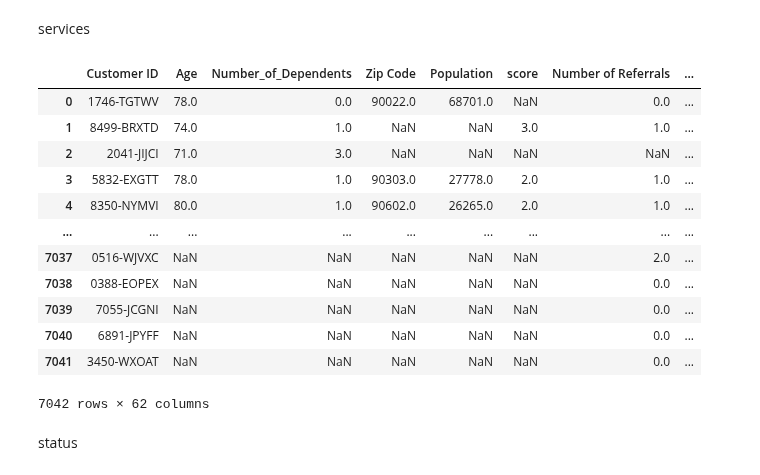
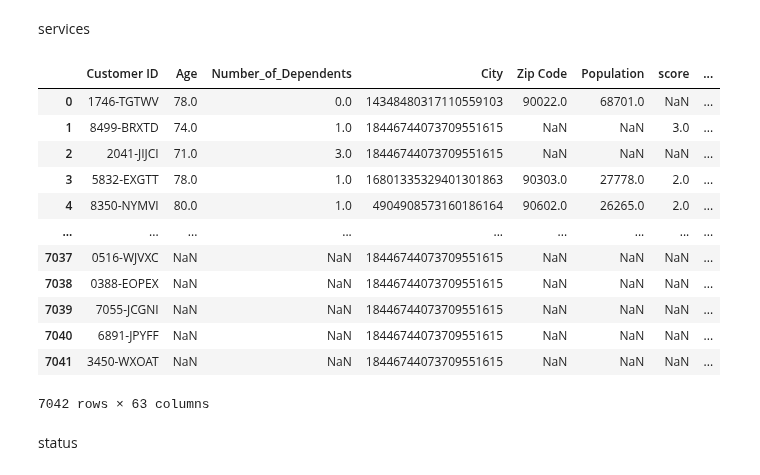
Before and after one commit to SinHanYang/html_final_project, a Jupyter notebook: main.ipynb, the cells around one changed output. Saved outputs shown, nothing was run; the diff lists cells and outputs as text; code cells hidden in the pictures.

```diff
--- a/main.ipynb
+++ b/main.ipynb
@@ -36,7 +36,7 @@ location=pd.read_csv('location.csv')
 location.columns=['Customer ID','Count','Country','State','City','Zip Code','Lat Long','Latitude','Longtitude']
 # Country, State are the same, latitude/longtitude's information is in Zip code
 location.drop(['Count','Country','State','Lat Long','Latitude','Longtitude'],axis=1,inplace=True)
-location.drop(['City'],axis=1,inplace=True)
+#location.drop(['City'],axis=1,inplace=True)
 # %% [markdown]
 ### population
 # %%
@@ -100,46 +100,47 @@ users=pd.merge(users,services,on='Customer ID',how='outer')
 # give null a category?
 #users.loc[users.Married.isnull(),'Married']='None'
 users = pd.concat((users,pd.get_dummies(users.Married,prefix='Married')),1)
 users = pd.concat((users,pd.get_dummies(users.Gender,prefix='Gender')),1)
+users["City"]=pd.util.hash_array(users["City"].to_numpy())
 #users = pd.concat((users,pd.get_dummies(users.Under_30,prefix='Under_30')),1)
 #users = pd.concat((users,pd.get_dummies(users.Senior_Citizen,prefix='Senior_Citizen')),1)
 #users = pd.concat((users,pd.get_dummies(users.Dependents,prefix='Dependents')),1)
 #users = pd.concat((users,pd.get_dummies(users.City,prefix='City')),1)
 users = pd.concat((users,pd.get_dummies(users.Referred_a_friend,prefix='Referred_a_friend')),1)
 users = pd.concat((users,pd.get_dummies(users.Offer,prefix='Offer')),1)
 users = pd.concat((users,pd.get_dummies(users.Phone_Service,prefix='Phone_Service')),1)
 users = pd.concat((users,pd.get_dummies(users.Multiple_Lines,prefix='Multiple_Lines')),1)
 users = pd.concat((users,pd.get_dummies(users.Internet_Service,prefix='Internet_Service')),1)
 users = pd.concat((users,pd.get_dummies(users.Internet_Type,prefix='Internet_Type')),1)
 users = pd.concat((users,pd.get_dummies(users.Online_Security,prefix='Online_Security')),1)
 users = pd.concat((users,pd.get_dummies(users.Online_Backup,prefix='Online_Backup')),1)
 users = pd.concat((users,pd.get_dummies(users.Device_Protection_Plan,prefix='Device_Protection_Plan')),1)
 users = pd.concat((users,pd.get_dummies(users.Premium_Tech_Support,prefix='Premium_Tech_Support')),1)
 users = pd.concat((users,pd.get_dummies(users.Streaming_TV,prefix='Streaming_TV')),1)
 users = pd.concat((users,pd.get_dummies(users.Streaming_Movies,prefix='Streaming_Movies')),1)
 users = pd.concat((users,pd.get_dummies(users.Streaming_Music,prefix='Streaming_Music')),1)
 users = pd.concat((users,pd.get_dummies(users.Unlimited_Data,prefix='Unlimited_Data')),1)
 users = pd.concat((users,pd.get_dummies(users.Contract,prefix='Contract')),1)
 users = pd.concat((users,pd.get_dummies(users.Paperless_Billing,prefix='Paperless_Billing')),1)
 users = pd.concat((users,pd.get_dummies(users.Payment_Method,prefix='Payment_Method')),1)
 
 users.drop(['Married','Gender','Phone_Service','Multiple_Lines','Internet_Service','Referred_a_friend','Offer','Internet_Type','Online_Security','Online_Backup','Device_Protection_Plan','Premium_Tech_Support','Streaming_TV','Streaming_Movies','Streaming_Music','Unlimited_Data','Contract','Paperless_Billing','Payment_Method'],axis=1,inplace=True)
 
 users
 # %% [output]
-|  | Customer ID | Age | Number_of_Dependents | Zip Code | Population | score | Number of Referrals | ... |
-| 0 | 1746-TGTWV | 78.0 | 0.0 | 90022.0 | 68701.0 | NaN | 0.0 | ... |
-| 1 | 8499-BRXTD | 74.0 | 1.0 | NaN | NaN | 3.0 | 1.0 | ... |
-| 2 | 2041-JIJCI | 71.0 | 3.0 | NaN | NaN | NaN | NaN | ... |
-| 3 | 5832-EXGTT | 78.0 | 1.0 | 90303.0 | 27778.0 | 2.0 | 1.0 | ... |
-| 4 | 8350-NYMVI | 80.0 | 1.0 | 90602.0 | 26265.0 | 2.0 | 1.0 | ... |
+|  | Customer ID | Age | Number_of_Dependents | City | Zip Code | Population | score | ... |
+| 0 | 1746-TGTWV | 78.0 | 0.0 | 14348480317110559103 | 90022.0 | 68701.0 | NaN | ... |
+| 1 | 8499-BRXTD | 74.0 | 1.0 | 18446744073709551615 | NaN | NaN | 3.0 | ... |
+| 2 | 2041-JIJCI | 71.0 | 3.0 | 18446744073709551615 | NaN | NaN | NaN | ... |
+| 3 | 5832-EXGTT | 78.0 | 1.0 | 16801335329401301863 | 90303.0 | 27778.0 | 2.0 | ... |
+| 4 | 8350-NYMVI | 80.0 | 1.0 | 4904908573160186164 | 90602.0 | 26265.0 | 2.0 | ... |
 | ... | ... | ... | ... | ... | ... | ... | ... | ... |
-| 7037 | 0516-WJVXC | NaN | NaN | NaN | NaN | NaN | 2.0 | ... |
-| 7038 | 0388-EOPEX | NaN | NaN | NaN | NaN | NaN | 0.0 | ... |
-| 7039 | 7055-JCGNI | NaN | NaN | NaN | NaN | NaN | 0.0 | ... |
-| 7040 | 6891-JPYFF | NaN | NaN | NaN | NaN | NaN | 0.0 | ... |
-| 7041 | 3450-WXOAT | NaN | NaN | NaN | NaN | NaN | 0.0 | ... |
+| 7037 | 0516-WJVXC | NaN | NaN | 18446744073709551615 | NaN | NaN | NaN | ... |
+| 7038 | 0388-EOPEX | NaN | NaN | 18446744073709551615 | NaN | NaN | NaN | ... |
+| 7039 | 7055-JCGNI | NaN | NaN | 18446744073709551615 | NaN | NaN | NaN | ... |
+| 7040 | 6891-JPYFF | NaN | NaN | 18446744073709551615 | NaN | NaN | NaN | ... |
+| 7041 | 3450-WXOAT | NaN | NaN | 18446744073709551615 | NaN | NaN | NaN | ... |
-7042 rows × 62 columns
+7042 rows × 63 columns
 # %% [markdown]
 status
 # %%
```
Also changed, not shown: parts of 10 cells of this notebook, 17 other files.
